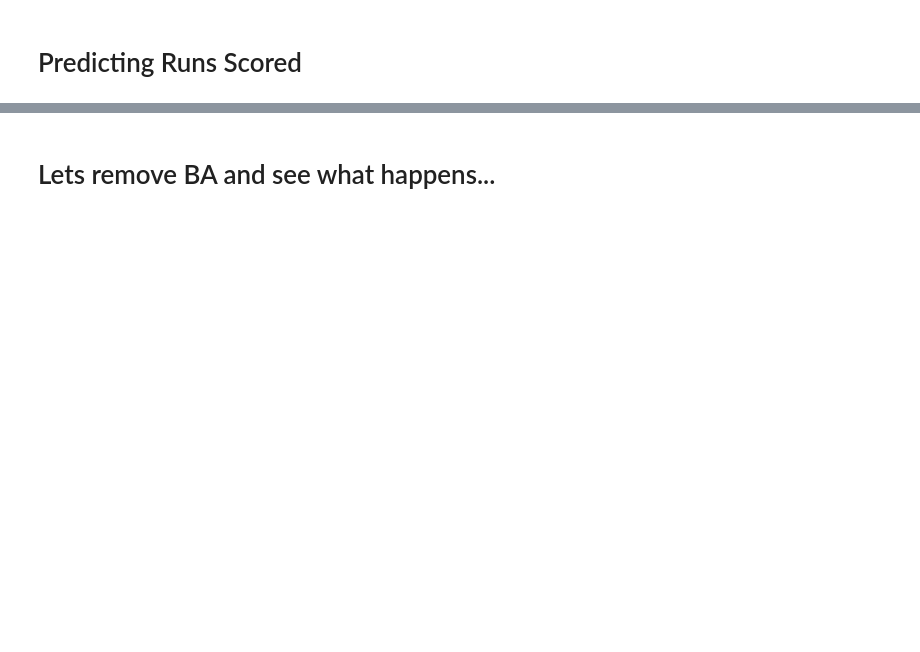
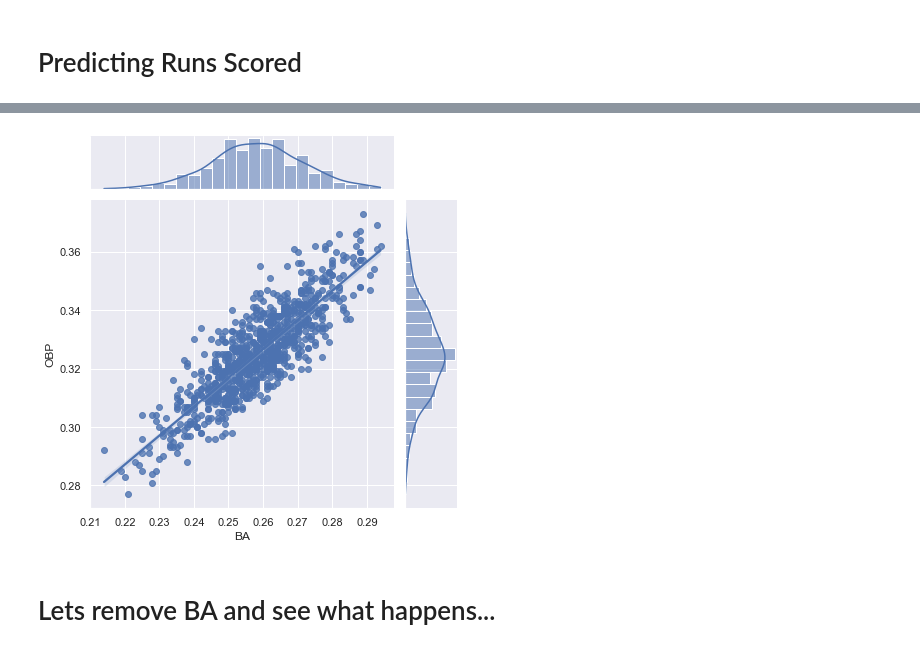
Before and after one commit to CUNYTechPrep/2023-fall-data-science-tuesday, a Jupyter notebook: Week-06-Regression/Lecture-Regression.ipynb, the cells around one changed output, grey strips where cells are left out. Cells and saved outputs as stored; diff of their text form; code cells hidden in the pictures; blank space fills up the shorter version.

```diff
--- a/Week-06-Regression/Lecture-Regression.ipynb
+++ b/Week-06-Regression/Lecture-Regression.ipynb
@@ -298,6 +340,10 @@ Notes:
 [1] Standard Errors assume that the covariance matrix of the errors is correctly specified.
 24.63946541285998
 0.035008723201582305
+# %%
+sns.jointplot(x='BA', y="OBP", data=df, kind="reg");
+# %% [output]
+[figure, added]
 # %% [markdown]
 # Lets remove BA and see what happens...
 # %%
```
Also changed, not shown: parts of 19 cells of this notebook, 15 other files.
